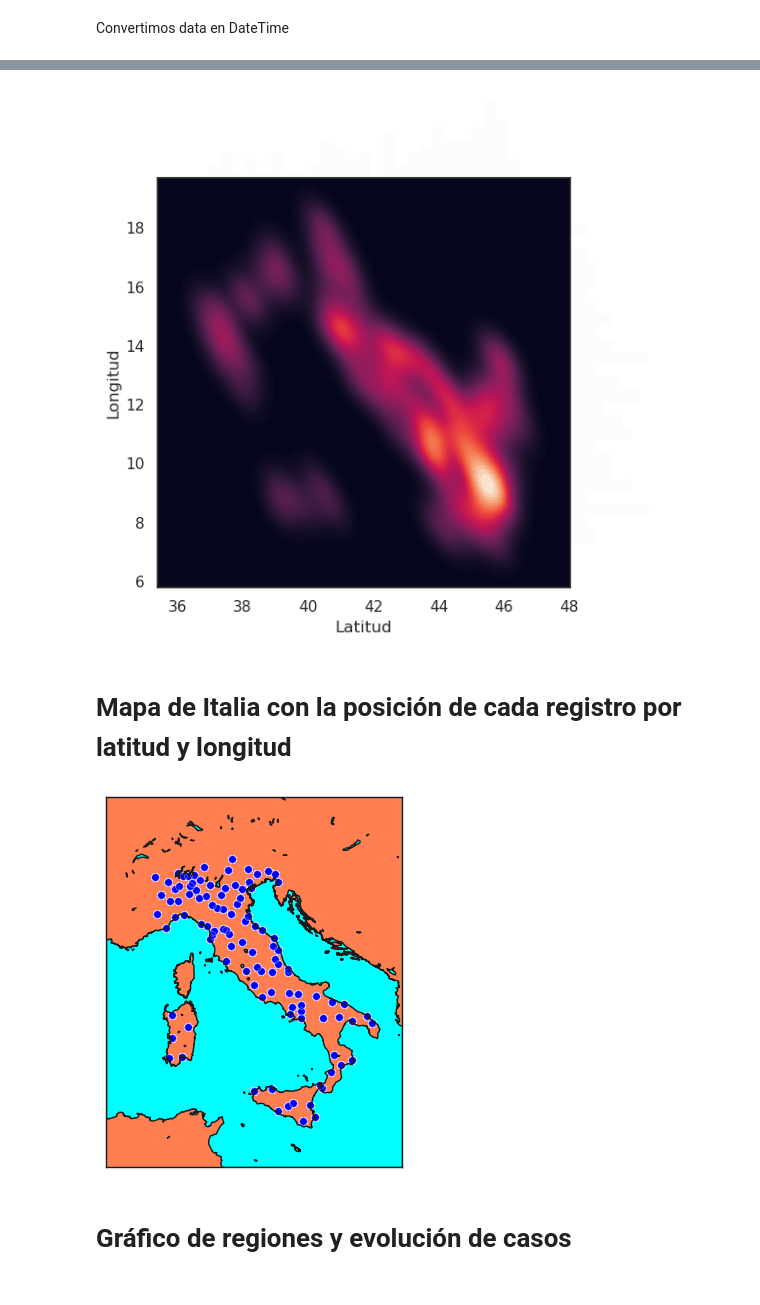
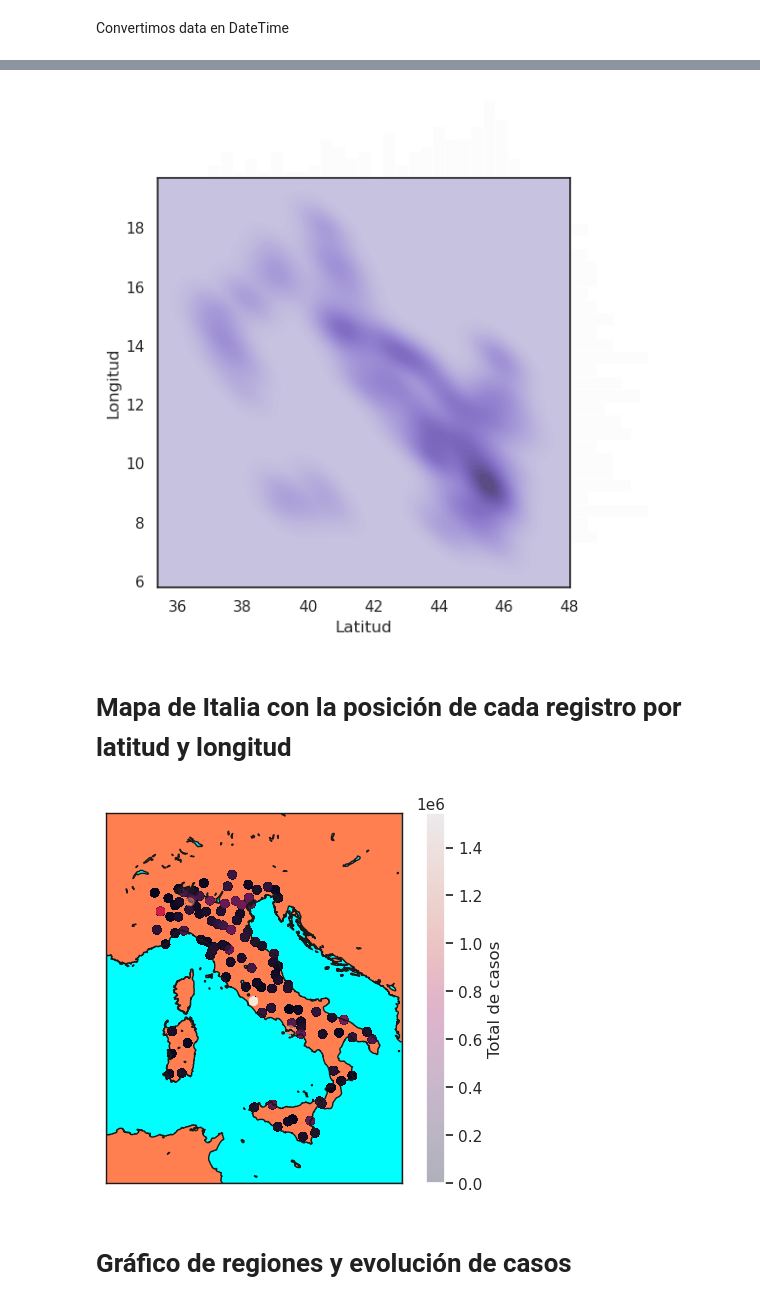
Before and after one commit to diegoguizanlopez/BigDataEIa, a Jupyter notebook: Big_Data/Sitemas_De_Big_Data/2_Trimestre/Tema_3/MongoDB/SeaBorn/Seaborn.ipynb, the cells around one changed output, grey strips where cells are left out. Cells and saved outputs as stored; diff of their text form; code cells hidden in the pictures.

```diff
--- a/Big_Data/Sitemas_De_Big_Data/2_Trimestre/Tema_3/MongoDB/SeaBorn/Seaborn.ipynb
+++ b/Big_Data/Sitemas_De_Big_Data/2_Trimestre/Tema_3/MongoDB/SeaBorn/Seaborn.ipynb
@@ -3,3 +3,4 @@ HOST="diego.v2j0pni.mongodb.net"
 PORT=27017
 USERNAME="xuwira05"
 PASSWORD="abc123."
+JSONFILE=None
@@ -43,6 +40,7 @@ import seaborn as sns
 import pandas as pd
 
 sns.set_theme(style="darkgrid")
+sns.set_palette("viridis")
 
 dfT = pd.DataFrame(df['data'])
 dfT['Año'] = df['data'].dt.year.astype(np.int64)
@@ -52,10 +50,16 @@ dfT = pd.DataFrame(dfT.groupby(['Año','Mes'])['Total de casos'].sum())
 dfT.reset_index(inplace=True)
 
 plt.figure(figsize=(9, 6))
-sns.lineplot(data=dfT, x='Mes', y='Total de casos', hue='Año', palette='viridis')
+sns.scatterplot(data=dfT, x='Mes', y='Total de casos', hue='Año', palette='viridis', s=100)
+
+for year in dfT['Año'].unique():
+    subset = dfT[dfT['Año'] == year]
+    plt.fill_between(subset['Mes'], subset['Total de casos'], alpha=0.3)
+
 plt.xlabel('Mes')
 plt.ylabel('Total de casos')
-plt.title('Evolución de casos totales por mes y año')
+plt.title('Evolución de casos totales por mes y año (Gráfico de dispersión con fondo de color)')
 plt.legend(title='Año')
+plt.xlim(1, 12)
 plt.show()
 # %% [output]
@@ -65,8 +69,9 @@ plt.show()
 # %%
 sns.set_theme(style="white")
+sns.set_palette("viridis")
 
 g = sns.JointGrid(data=df[:25000], x="lat", y="long", space=0)
-g.plot_joint(sns.kdeplot, fill=True, thresh=0, levels=100, cmap="rocket")
+g.plot_joint(sns.kdeplot, fill=True, thresh=0, levels=100)
 g.plot_marginals(sns.histplot, color="#03051A", alpha=0.01, bins=25)
 
 plt.subplots_adjust(top=0.95)
@@ -76,7 +81,7 @@ g.ax_joint.set_ylabel('Longitud')
 
 plt.show()
 # %% [output]
-[figure, old version]
+[figure, new version]
 # %%
 #!conda install -y conda-forge::basemap-data-hires
 #!conda install -y conda-forge::basemap
@@ -86,31 +91,33 @@ plt.show()
 # %%
 from mpl_toolkits.basemap import Basemap
 
 sns.set_theme(style="darkgrid")
+sns.set_palette("rocket")
 
 m = Basemap(
     width=1200000, height=1500000,
     projection='lcc', resolution='h',
     lat_0=42, lon_0=12.5
 )
 
 m.drawcoastlines()
 
 m.drawmapboundary(fill_color='aqua')
 
 m.fillcontinents(color='coral', lake_color='aqua')
 
-# Crear un DataFrame con las coordenadas
-df_plot = pd.DataFrame({
-    'long': m(df['long'].values, df['lat'].values)[0],
-    'lat': m(df['long'].values, df['lat'].values)[1]
-})
 
-sns.scatterplot(x='long', y='lat', data=df_plot, color="blue", alpha=0.25, s=30)
+df_plot = pd.DataFrame({'long': df['long'], 'lat': df['lat'], 'totale_casi': df['totale_casi']})
+
+x, y = m(df_plot['long'].values, df_plot['lat'].values)
+
+sc = m.scatter(x, y, c=df_plot['totale_casi'], alpha=0.25, s=30)
+
+plt.colorbar(sc, label='Total de casos')
 
 plt.show()
 # %% [output]
-[figure, old version]
+[figure, new version]
 # %% [markdown]
 # Gráfico de regiones y evolución de casos
 # %%
```
Also changed, not shown: parts of 6 cells of this notebook.
